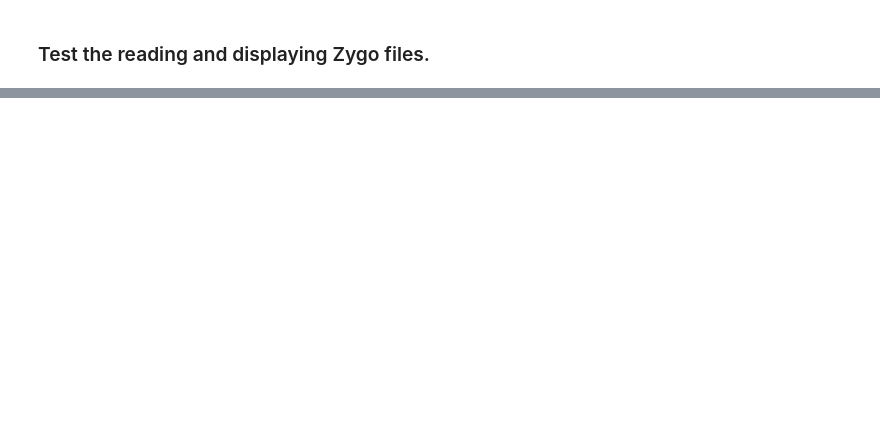
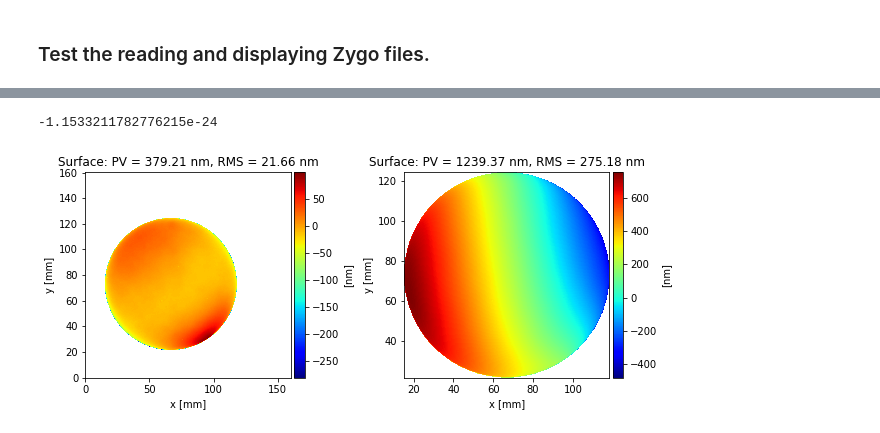
Before and after one commit to TWANG006/monolithic, a Jupyter notebook: notebooks/read_and_display_zygo_maps.ipynb, the cells around one changed output, grey strips where cells are left out. Drawn from its saved outputs; the diff is of its cells as text; code cells hidden in the pictures; blank space fills up the shorter version.

```diff
--- a/notebooks/read_and_display_zygo_maps.ipynb
+++ b/notebooks/read_and_display_zygo_maps.ipynb
@@ -14,0 +16,11 @@ plt.tight_layout()
+# %%
+import numpy as np
+Z, _, _, _ = remove_surface(X, Y, Z)
+fig, ax = plt.subplots(1, 2, figsize=(9, 4))
+show_surface_map(X, Y, Z, ax=ax[0], colormap='jet')
+show_surface_map(Xca, Yca, Zca, ax=ax[1], colormap='jet')
+plt.tight_layout()
+print(np.nanmean(Z))
+# %% [output]
+-1.1533211782776215e-24
+[figure, added]
```
Also changed, not shown: parts of 2 cells of this notebook, 3 other files.
